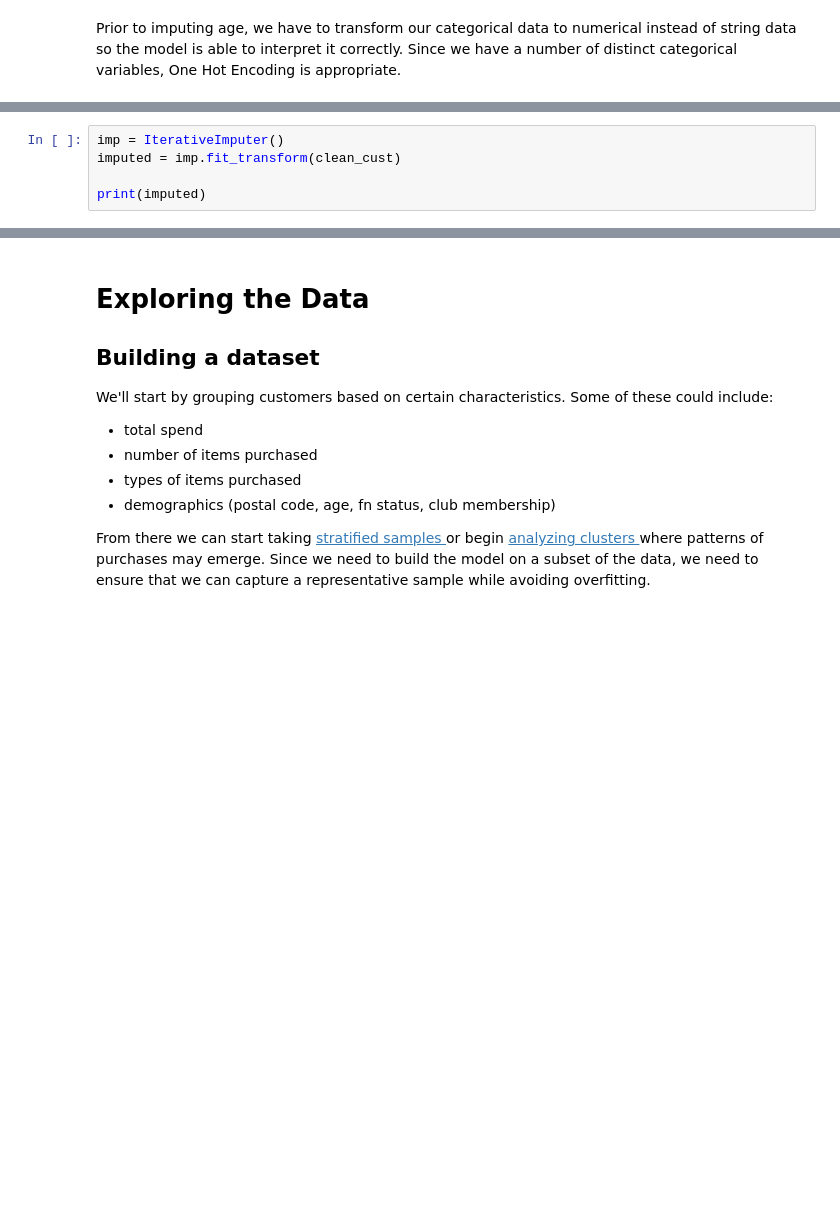
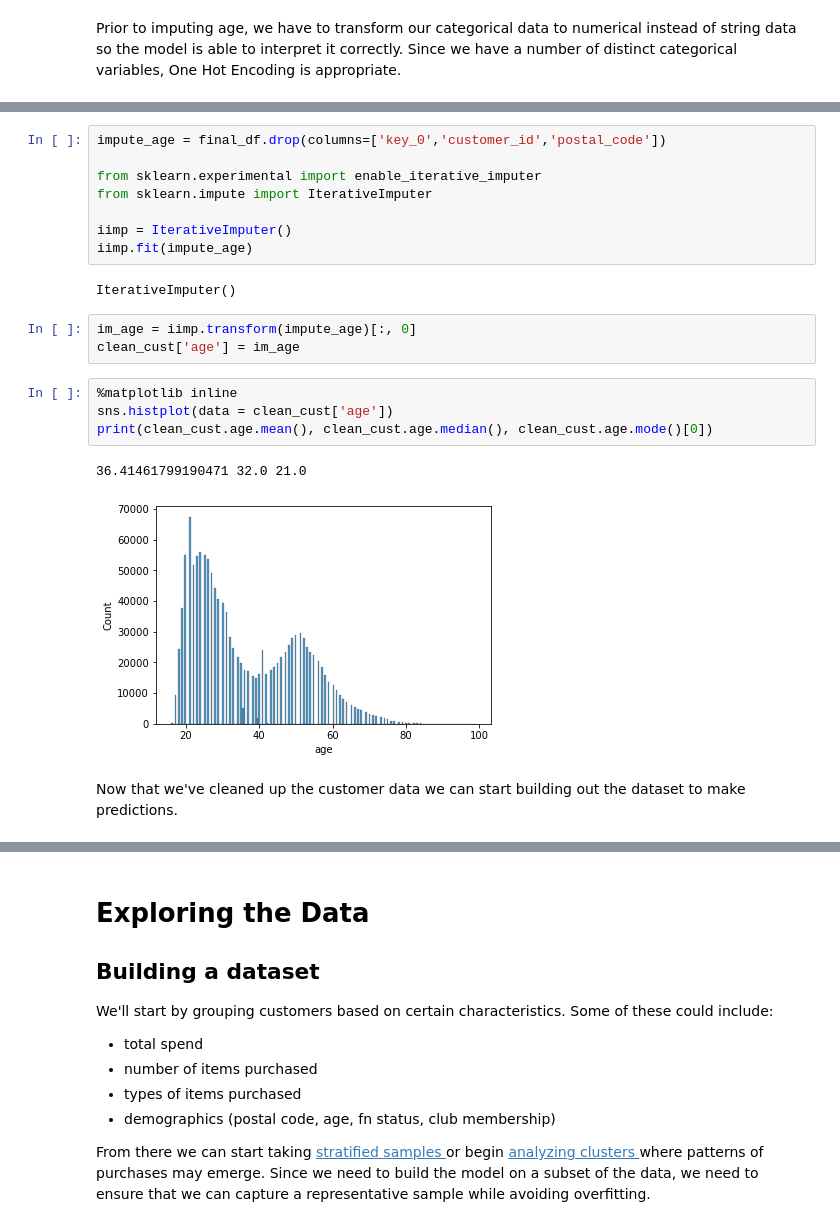
Before and after one commit to BryanEastman/HM_Competition, a Jupyter notebook: hm_competition_notebook.ipynb, the cells around one changed output, grey strips where cells are left out. Cells and saved outputs as stored; diff of their text form; blank space fills up the shorter version.

Commit message:
imputed data

```diff
--- a/hm_competition_notebook.ipynb
+++ b/hm_competition_notebook.ipynb
@@ -197,9 +197,26 @@ final_df.head()
 | 3 | 3 | 00005ca1c9ed5f5146b52ac8639a40ca9... | 54.0 | 5d36574f52495e81f019b680c843c443b... | 1.0 | 0.0 | 1.0 | 0.0 | ... |
 | 4 | 4 | 00006413d8573cd20ed7128e53b7b1381... | 52.0 | 25fa5ddee9aac01b35208d01736e57942... | 0.0 | 1.0 | 0.0 | 1.0 | ... |
 # %%
-imp = IterativeImputer()
-imputed = imp.fit_transform(clean_cust)
+impute_age = final_df.drop(columns=['key_0','customer_id','postal_code'])
 
-print(imputed)
+from sklearn.experimental import enable_iterative_imputer
+from sklearn.impute import IterativeImputer
+
+iimp = IterativeImputer()
+iimp.fit(impute_age)
+# %% [output]
+IterativeImputer()
+# %%
+im_age = iimp.transform(impute_age)[:, 0]
+clean_cust['age'] = im_age
+# %%
+%matplotlib inline
+sns.histplot(data = clean_cust['age'])
+print(clean_cust.age.mean(), clean_cust.age.median(), clean_cust.age.mode()[0])
+# %% [output]
+36.41461799190471 32.0 21.0
+[figure, added]
+# %% [markdown]
+Now that we've cleaned up the customer data we can start building out the dataset to make predictions.
 # %%
 articles.head()
```
Also changed, not shown: parts of 10 cells of this notebook.
